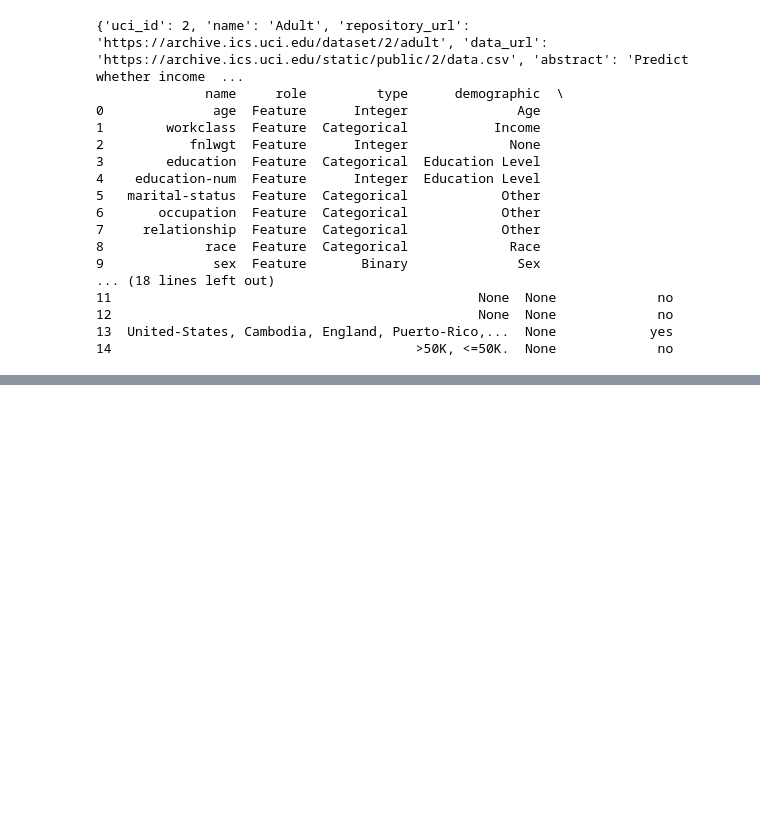
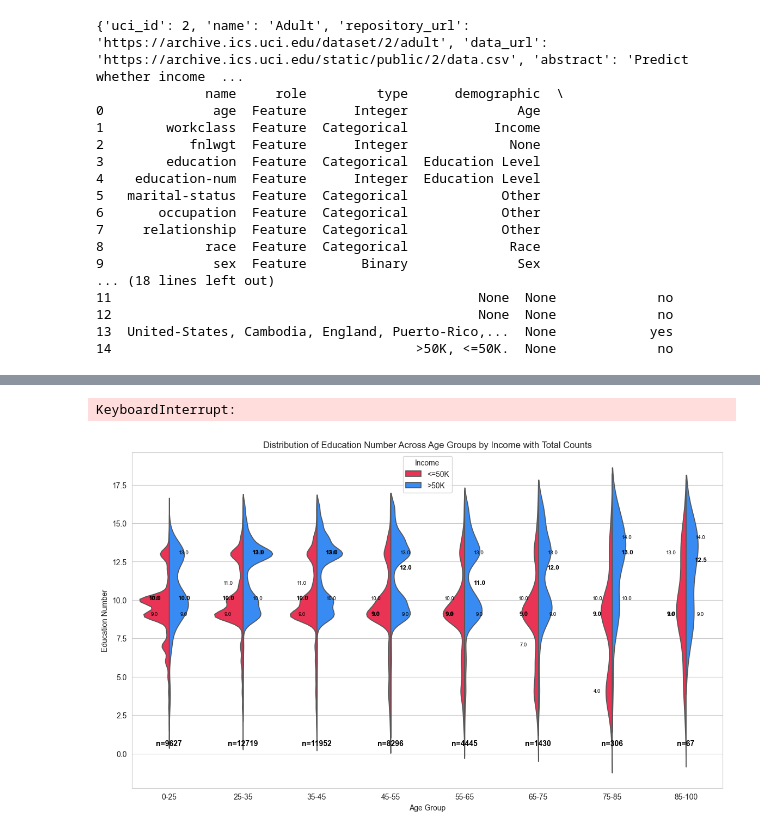
Before and after one commit to nogibjj/IDS705_FinalProject_Lemur_Team, a Jupyter notebook: EDA.ipynb, the cells around one changed output, grey strips where cells are left out. Cells and saved outputs as stored; diff of their text form; code cells hidden in the pictures; blank space fills up the shorter version.

```diff
--- a/EDA.ipynb
+++ b/EDA.ipynb
@@ -38,0 +81,71 @@ print(adult.variables)
+# %%
+# fetch dataset
+adult = fetch_ucirepo(id=2)
+
+# data (as pandas dataframes)
+X = adult.data.features
+y = adult.data.targets
+# concatenate X and y
+adult_data = pd.concat([X, y], axis=1)
+# %% [output]
+KeyboardInterrupt:
+# %%
+adult_data = pd.read_csv('adult.csv')
+# %%
+# delete the "." after the values in "income" column
+adult_data['income'] = adult_data['income'].str.replace('.', '')
+# %%
+# Create a new feature 'age_group' to categorize ages into bins for better visualization
+adult_data['age_group'] = pd.cut(adult_data['age'], bins=[0, 25, 35, 45, 55, 65, 75, 85, 100],
+                                 labels=['0-25', '25-35', '35-45', '45-55', '55-65', '65-75', '75-85', '85-100'])
+# %%
+# Define the new color palette with the provided HEX codes
+updated_palette = {"<=50K": '#ea3455', ">50K": '#388bf3'}
+# %%
+# Plot the violin plot again with updated colors and annotations
+plt.figure(figsize=(14, 8))
+violin = sns.violinplot(x='age_group', y='education-num', hue='income', data=adult_data,
+                        palette=updated_palette, split=True, inner=None, saturation=1)
+
+# Calculate and annotate the total number of people in each age group
+age_group_counts = adult_data['age_group'].value_counts(sort=False)
+
+# Add annotations for the total counts
+for i, age_group in enumerate(age_groups):
+    count = age_group_counts[age_group]
+    plt.text(i, adult_data['education-num'].min() - 0.5, f'n={count}',
+             horizontalalignment='center', size='medium', color='black', weight='bold')
+
+# Annotate the median and IQR for each violin segment
+for i, age_group in enumerate(age_groups):
+    for j, income_group in enumerate(income_groups):
+        # Subset to the particular age and income group
+        subset = adult_data[(adult_data['age_group'] == age_group) &
+                            (adult_data['income'] == income_group)]
+
+        # Calculate median and quartiles
+        median = subset['education-num'].median()
+        quartile1 = subset['education-num'].quantile(0.25)
+        quartile3 = subset['education-num'].quantile(0.75)
+
+        # Determine position for annotation
+        if income_group == '<=50K':
+            position = i - 0.2
+        else:
+            position = i + 0.2
+
+        # Annotate the median
+        plt.text(position, median, f"{median}", horizontalalignment='center', size='small', color='black', weight='bold')
+
+        # Annotate the IQR
+        plt.text(position, quartile1, f"{quartile1}", horizontalalignment='center', size='x-small', color='black')
+        plt.text(position, quartile3, f"{quartile3}", horizontalalignment='center', size='x-small', color='black')
+
+# Finalize the plot
+plt.title('Distribution of Education Number Across Age Groups by Income with Total Counts')
+plt.xlabel('Age Group')
+plt.ylabel('Education Number')
+plt.legend(title='Income', loc='upper center')
+plt.show()
+# %% [output]
+[figure, added]
```
Also changed, not shown: parts of 5 cells of this notebook, 2 other files.
